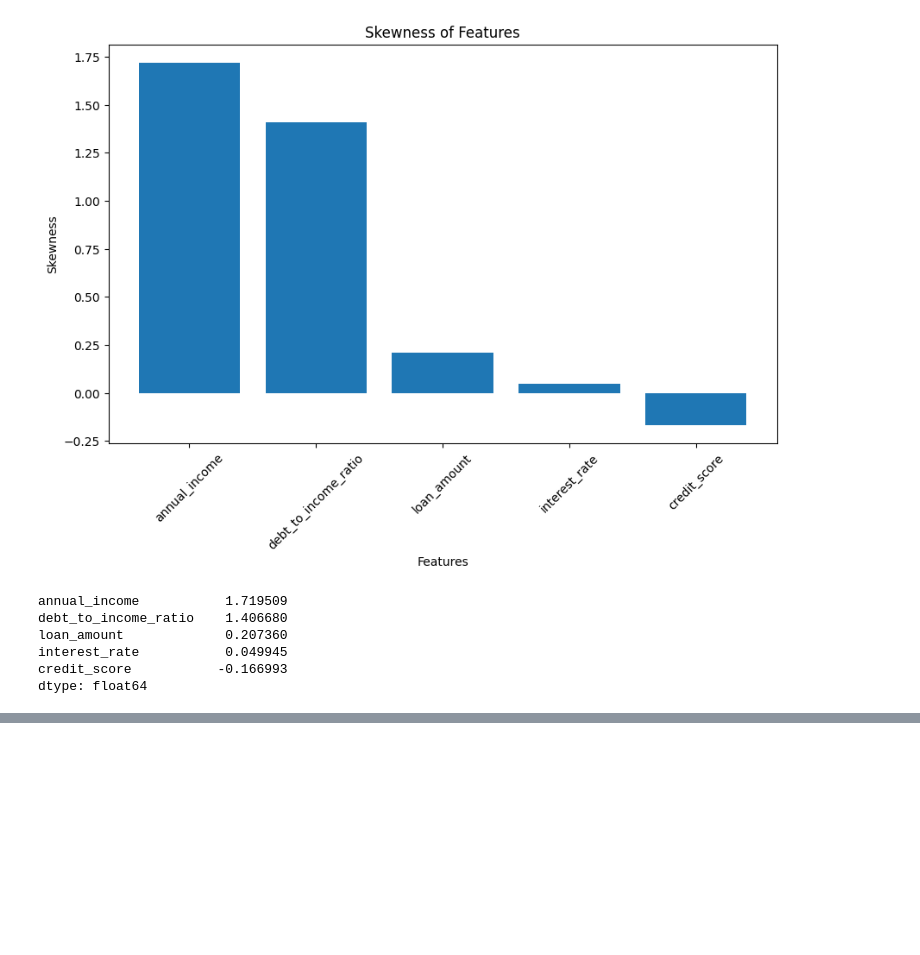
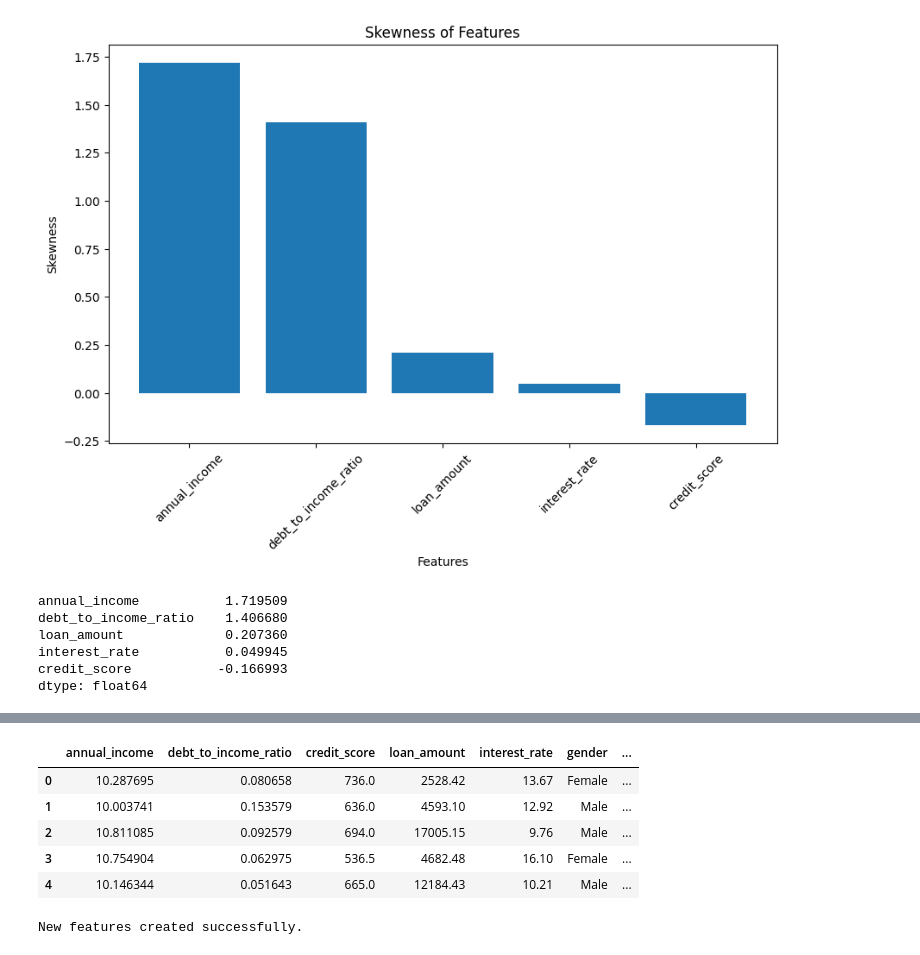
Before and after one commit to pieterrotteveel/Predicting-Loan-Payback, a Jupyter notebook: predcition_model_for_loan_payback.ipynb, the cells around one changed output, grey strips where cells are left out. Saved outputs shown, nothing was run; the diff lists cells and outputs as text; code cells hidden in the pictures; blank space fills up the shorter version.

```diff
--- a/predcition_model_for_loan_payback.ipynb
+++ b/predcition_model_for_loan_payback.ipynb
@@ -173,0 +344,50 @@ Highly skewed columns: annual_income, debt_to_income_ratio
+# %%
+train.head()
+# %% [output]
+|  | annual_income | debt_to_income_ratio | credit_score | loan_amount | interest_rate | gender | ... |
+| 0 | 10.287695 | 0.080658 | 736.0 | 2528.42 | 13.67 | Female | ... |
+| 1 | 10.003741 | 0.153579 | 636.0 | 4593.10 | 12.92 | Male | ... |
+| 2 | 10.811085 | 0.092579 | 694.0 | 17005.15 | 9.76 | Male | ... |
+| 3 | 10.754904 | 0.062975 | 536.5 | 4682.48 | 16.10 | Female | ... |
+| 4 | 10.146344 | 0.051643 | 665.0 | 12184.43 | 10.21 | Male | ... |
+# %%
+train['loan_to_income'] = train['loan_amount'] / (train['annual_income'] + 1)
+test['loan_to_income'] = test['loan_amount'] / (test['annual_income'] + 1)
+
+train['total_debt'] = train['debt_to_income_ratio'] * train['annual_income']
+test['total_debt'] = test['debt_to_income_ratio'] * test['annual_income']
+
+train['available_income'] = train['annual_income'] * (1 - train['debt_to_income_ratio'])
+test['available_income'] = test['annual_income'] * (1 - test['debt_to_income_ratio'])
+
+train['affordability'] = train['available_income'] / (train['loan_amount'] + 1)
+test['affordability'] = test['available_income'] / (test['loan_amount'] + 1)
+
+train['monthly_payment'] = train['loan_amount'] * (1 + train['interest_rate']/100) / 12
+test['monthly_payment'] = test['loan_amount'] * (1 + test['interest_rate']/100) / 12
+
+train['payment_to_income'] = train['monthly_payment'] / (train['annual_income']/12 + 1)
+test['payment_to_income'] = test['monthly_payment'] / (test['annual_income']/12 + 1)
+
+train['risk_score'] = (train['debt_to_income_ratio'] * 40 + (1 - train['credit_score']/850) * 30 + train['interest_rate'] * 2)
+test['risk_score'] = (test['debt_to_income_ratio'] * 40 + (1 - test['credit_score']/850) * 30 + test['interest_rate'] * 2)
+
+
+train['credit_interest'] = train['credit_score'] * train['interest_rate'] / 100
+test['credit_interest'] = test['credit_score'] * test['interest_rate'] / 100
+
+train['income_credit'] = np.log1p(train['annual_income']) * train['credit_score'] / 1000
+test['income_credit'] = np.log1p(test['annual_income']) * test['credit_score'] / 1000
+
+train['debt_loan'] = train['debt_to_income_ratio'] * np.log1p(train['loan_amount'])
+test['debt_loan'] = test['debt_to_income_ratio'] * np.log1p(test['loan_amount'])
+
+train['log_income'] = np.log1p(train['annual_income'])
+test['log_income'] = np.log1p(test['annual_income'])
+
+train['log_loan'] = np.log1p(train['loan_amount'])
+test['log_loan'] = np.log1p(test['loan_amount'])
+
+print("New features created successfully.")
+# %% [output]
+New features created successfully.
```
Also changed, not shown: parts of 17 cells of this notebook, 1 other file.
